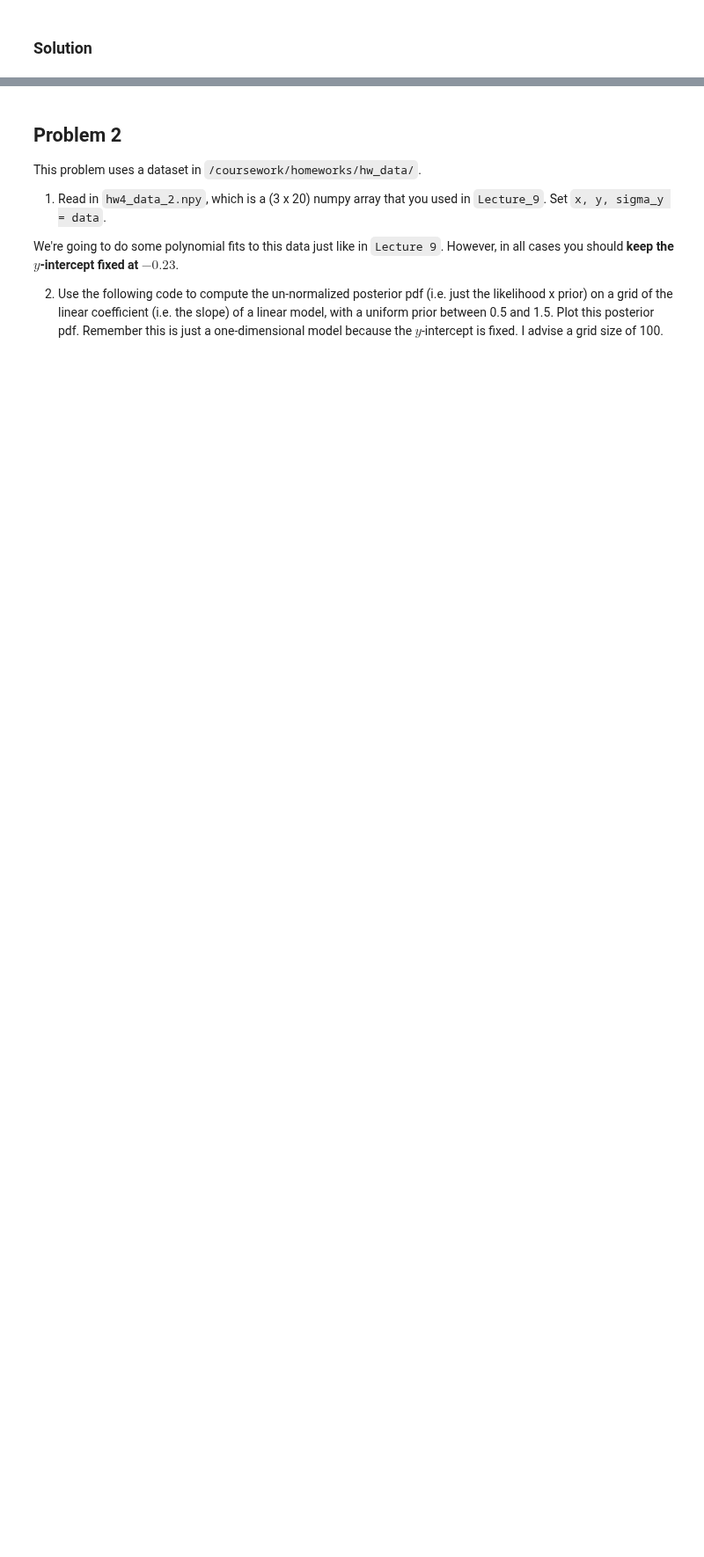
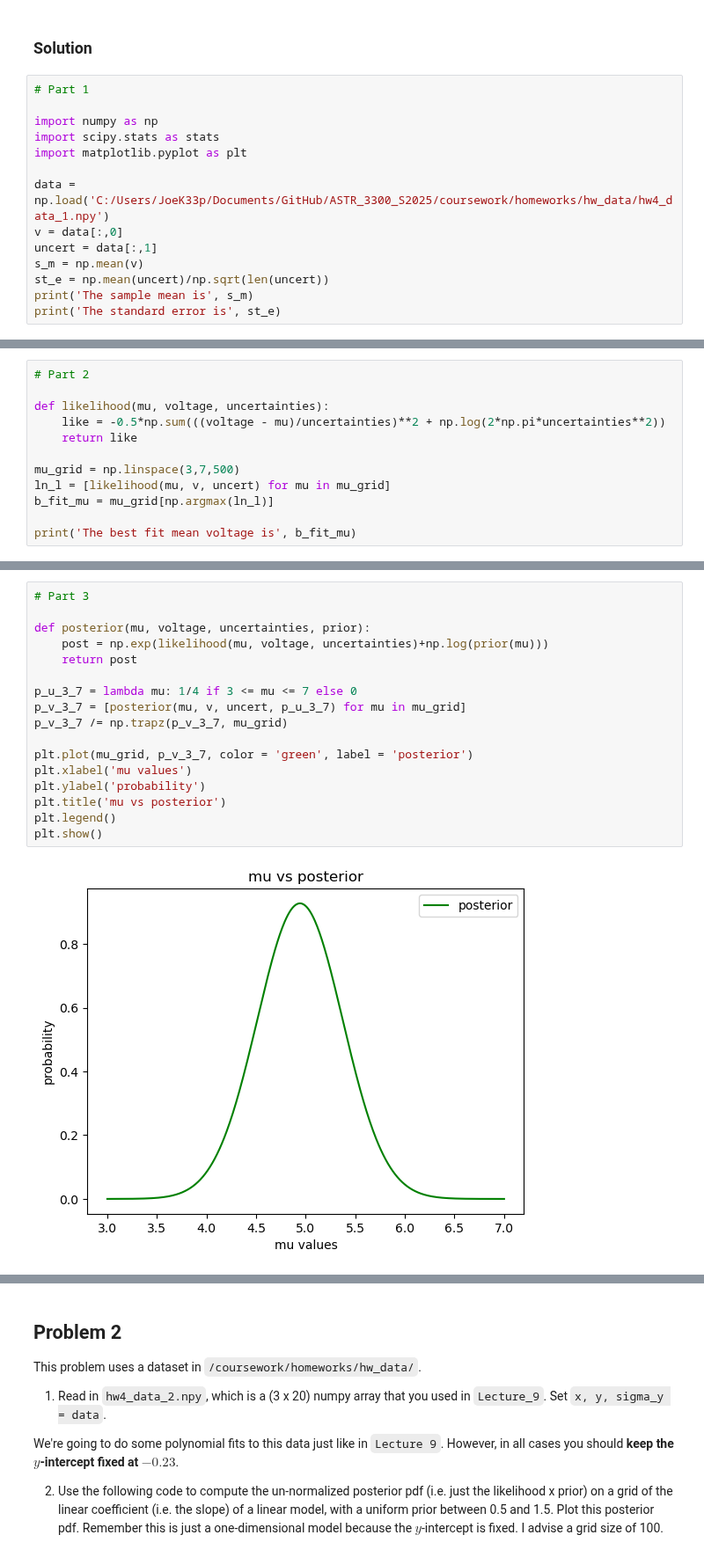
Before and after one commit to NihanPol/ASTR_3300_S2025, a Jupyter notebook: coursework/student_folders/joel_elliott/homework/Homework_4_JoelElliott.ipynb, the cells around one changed output, grey strips where cells are left out. Shown at 88% size. Cells and saved outputs as stored; diff of their text form; blank space fills up the shorter version.

```diff
--- a/coursework/student_folders/joel_elliott/homework/Homework_4_JoelElliott.ipynb
+++ b/coursework/student_folders/joel_elliott/homework/Homework_4_JoelElliott.ipynb
@@ -28,3 +28,17 @@ This problem uses a dataset in `/coursework/homeworks/hw_data/`.
 8) You have made sure that the posterior pdfs are properly normalized, but until now you have ignored the meaning of that normalization constant. It is the Bayesian evidence for the particular model you have applied! Compute the evidence under a new model where the prior for the mean is a delta function at the best-fit value you found in (1) *(think about this and don't just immediately go looking for a `scipy.stats` delta function)*. Compare this to the evidence found under the prior in (3). Taking ratios to make a Bayes factor, which model is favored? Is there much of an Occam penalty by having the wide prior compared to knowing the mean exactly?
 # %% [markdown]
 ### Solution
+# %%
+# Part 1
+
+import numpy as np
+import scipy.stats as stats
+import matplotlib.pyplot as plt
+
+data = np.load('C:/Users/JoeK33p/Documents/GitHub/ASTR_3300_S2025/coursework/homeworks/hw_data/hw4_data_1.npy')
+v = data[:,0]
+uncert = data[:,1]
+s_m = np.mean(v)
+st_e = np.mean(uncert)/np.sqrt(len(uncert))
+print('The sample mean is', s_m)
+print('The standard error is', st_e)
@@ -30,0 +48,12 @@ This problem uses a dataset in `/coursework/homeworks/hw_data/`.
+# %%
+# Part 2
+
+def likelihood(mu, voltage, uncertainties):
+    like = -0.5*np.sum(((voltage - mu)/uncertainties)**2 + np.log(2*np.pi*uncertainties**2))
+    return like
+
+mu_grid = np.linspace(3,7,500)
+ln_l = [likelihood(mu, v, uncert) for mu in mu_grid]
+b_fit_mu = mu_grid[np.argmax(ln_l)]
+
+print('The best fit mean voltage is', b_fit_mu)
@@ -30,0 +62,19 @@ This problem uses a dataset in `/coursework/homeworks/hw_data/`.
+# %%
+# Part 3
+
+def posterior(mu, voltage, uncertainties, prior):
+    post = np.exp(likelihood(mu, voltage, uncertainties)+np.log(prior(mu)))
+    return post
+
+p_u_3_7 = lambda mu: 1/4 if 3 <= mu <= 7 else 0
+p_v_3_7 = [posterior(mu, v, uncert, p_u_3_7) for mu in mu_grid]
+p_v_3_7 /= np.trapz(p_v_3_7, mu_grid)
+
+plt.plot(mu_grid, p_v_3_7, color = 'green', label = 'posterior')
+plt.xlabel('mu values')
+plt.ylabel('probability')
+plt.title('mu vs posterior')
+plt.legend()
+plt.show()
+# %% [output]
+[figure, added]
```
Also changed, not shown: parts of 14 cells of this notebook, 3 other files.
